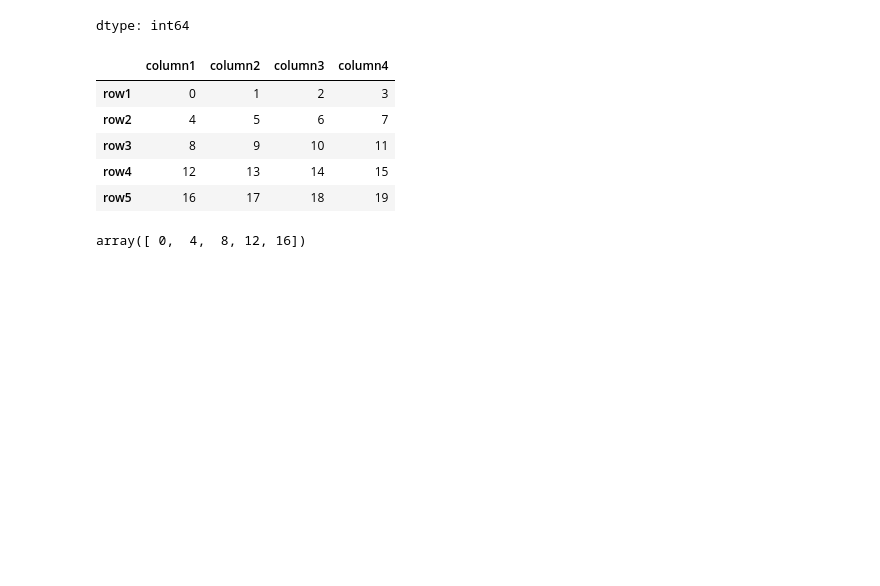
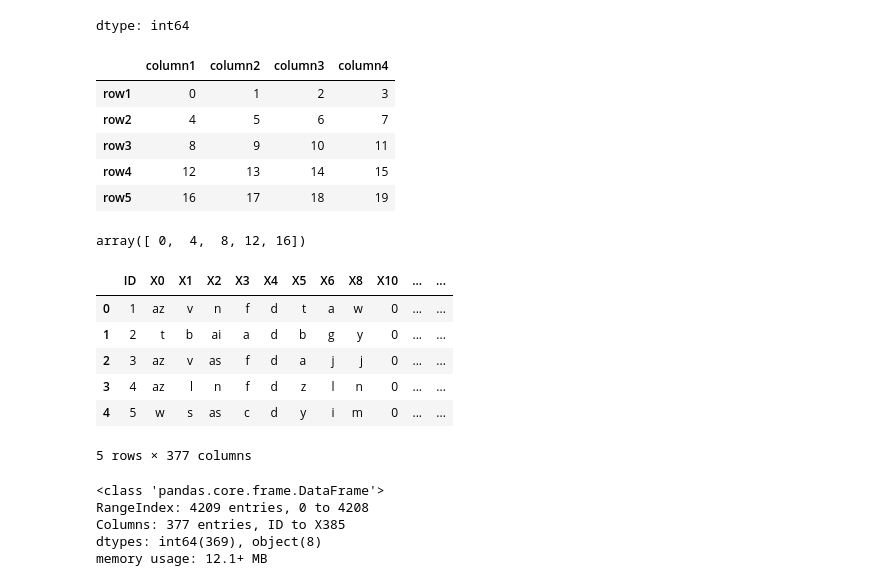
Before and after one commit to SUDHAN1022/Python-for-data-science, a Jupyter notebook: python_series.ipynb, the cells around one changed output. Cells and saved outputs as stored; diff of their text form; code cells hidden in the pictures; blank space fills up the shorter version.

```diff
--- a/python_series.ipynb
+++ b/python_series.ipynb
@@ -221,0 +224,18 @@ array([ 0,  4,  8, 12, 16])
+# %%
+df.head()
+# %% [output]
+|  | ID | X0 | X1 | X2 | X3 | X4 | X5 | X6 | X8 | X10 | ... | ... |
+| 0 | 1 | az | v | n | f | d | t | a | w | 0 | ... | ... |
+| 1 | 2 | t | b | ai | a | d | b | g | y | 0 | ... | ... |
+| 2 | 3 | az | v | as | f | d | a | j | j | 0 | ... | ... |
+| 3 | 4 | az | l | n | f | d | z | l | n | 0 | ... | ... |
+| 4 | 5 | w | s | as | c | d | y | i | m | 0 | ... | ... |
+5 rows × 377 columns
+# %%
+df.info()
+# %% [output]
+<class 'pandas.core.frame.DataFrame'>
+RangeIndex: 4209 entries, 0 to 4208
+Columns: 377 entries, ID to X385
+dtypes: int64(369), object(8)
+memory usage: 12.1+ MB
```
Also changed, not shown: parts of 34 cells of this notebook.
